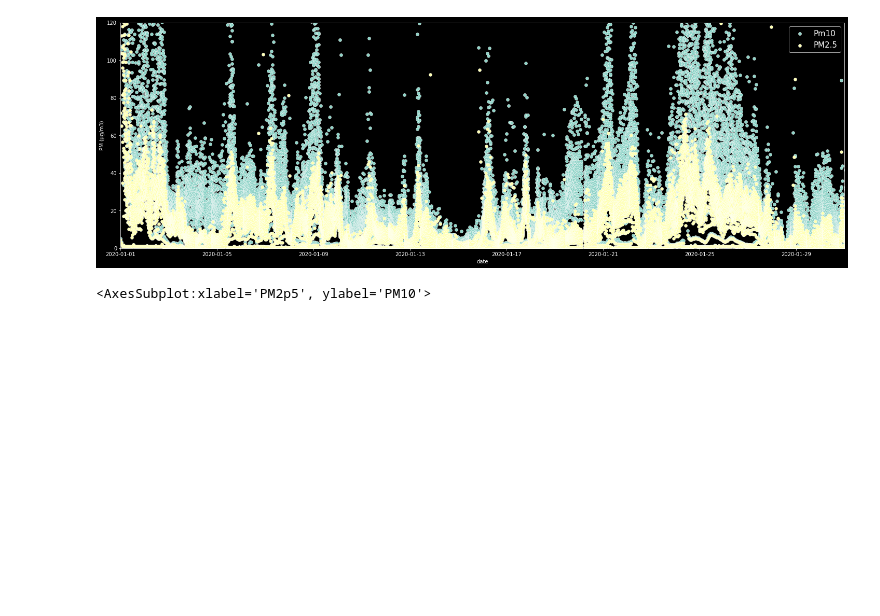
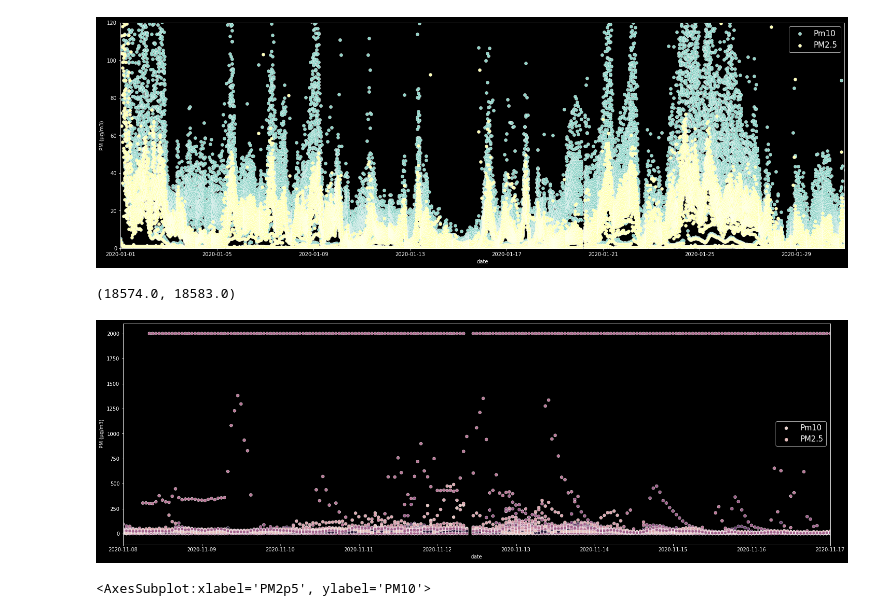
Before and after one commit to j-herbig/air-pollution, a Jupyter notebook: notebooks/EDA_Kirsten.ipynb, the cells around one changed output. Drawn from its saved outputs; the diff is of its cells as text; code cells hidden in the pictures; blank space fills up the shorter version.

```diff
--- a/notebooks/EDA_Kirsten.ipynb
+++ b/notebooks/EDA_Kirsten.ipynb
@@ -281,6 +281,20 @@ plt.xlim(pd.to_datetime('2020-01-01'), pd.to_datetime('2020-01-31'))
 # %% [output]
 (18262.0, 18292.0)
 [figure]
+# %%
+# plot PM for all sensors in Bremen
+plt.figure(figsize=(25, 8))
+sns.scatterplot(data=df_sc.query("city=='Frankfurt'"), x='timestamp', y='PM10', hue='lon')
+#sns.scatterplot(data=df_sc.query("city=='Frankfurt'"), x='timestamp', y='PM2p5')
+plt.legend(['Pm10', 'PM2.5'], fontsize=15)
+plt.ylabel('PM (µg/m3)')
+plt.xlabel('date')
+#plt.ylim(0,120)
+plt.xlim(pd.to_datetime('2020-11-08'), pd.to_datetime('2020-11-17'))
+#plt.xlim(18250,19080)
+# %% [output]
+(18574.0, 18583.0)
+[figure, added]
 # %%
 
 color = ['red', 'blue']
```
